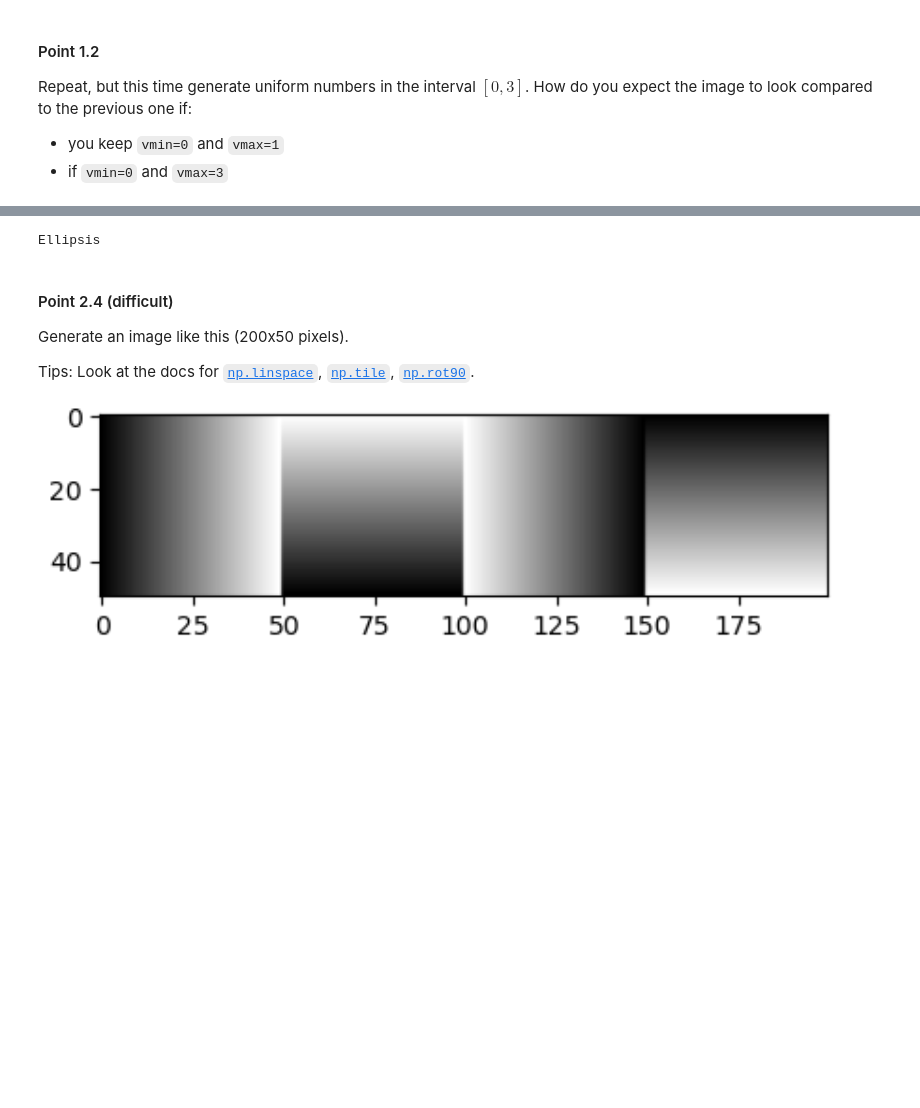
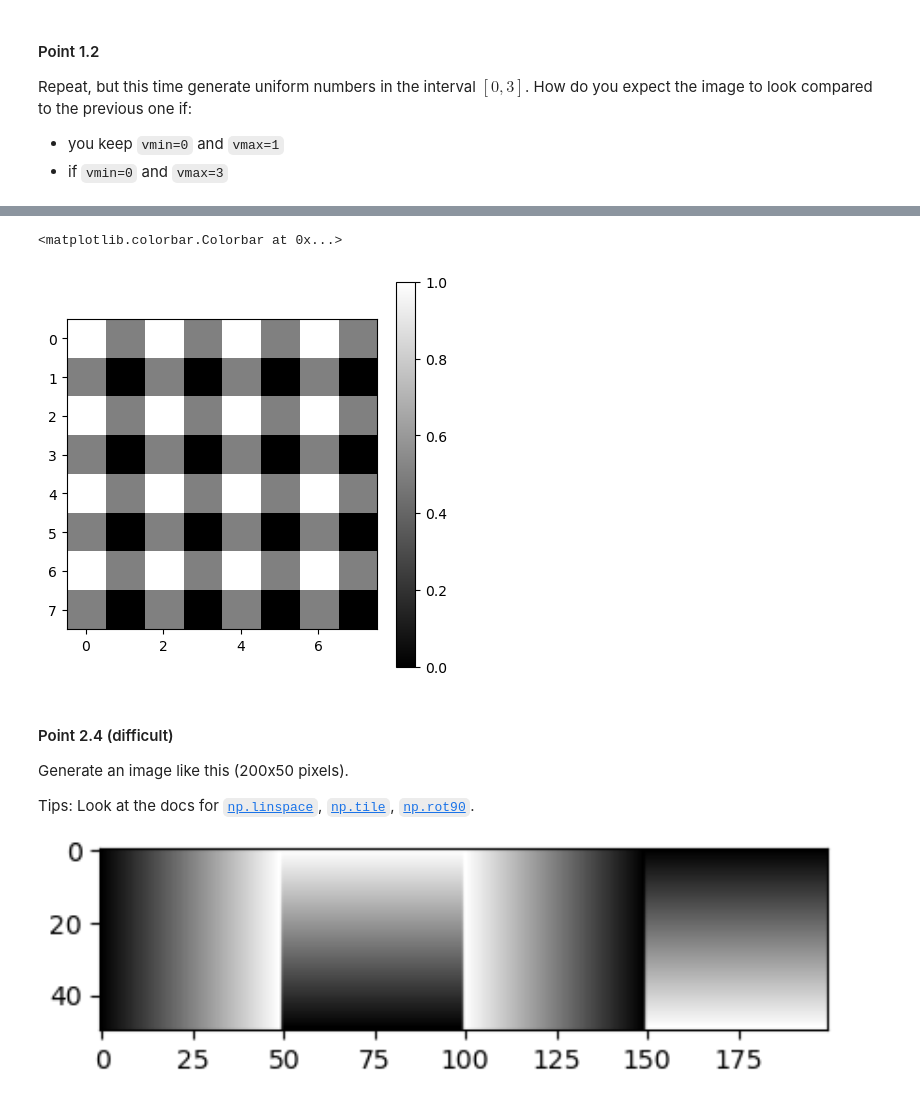
Before and after one commit to marbetschar/ZHAW-Computer-Vision, a Jupyter notebook: 01a-introduction.ipynb, the cells around one changed output, grey strips where cells are left out. Saved outputs shown, nothing was run; the diff lists cells and outputs as text; code cells hidden in the pictures; blank space fills up the shorter version.

Commit message:
More exercises and solutions

```diff
--- a/01a-introduction.ipynb
+++ b/01a-introduction.ipynb
@@ -174,13 +149,18 @@ Ellipsis
 Generate a striped image like this (8x8 pixels)
 
 ![image.png](attachment:196ab485-d89b-49d5-ae9b-1a80b6e71901.png)
-# %%
-# Solution
-...
-
-#plt.imshow(im, cmap="gray", vmin=0, vmax=1)
-# %% [output]
-Ellipsis
+# %%
+# Solution
+im = np.zeros((8,8))
+im[0::2, 0::2] = 1
+im[0::2, 1::2] = 0.5
+im[1::2, 0::2] = 0.5
+
+plt.imshow(im, cmap="gray", vmin=0, vmax=1)
+plt.colorbar()
+# %% [output]
+<matplotlib.colorbar.Colorbar at 0x...>
+[figure, added]
 # %% [markdown]
 #### Point 2.4 (difficult)
 Generate an image like this (200x50 pixels).
```
Also changed, not shown: parts of 15 cells of this notebook, 43 other files.
